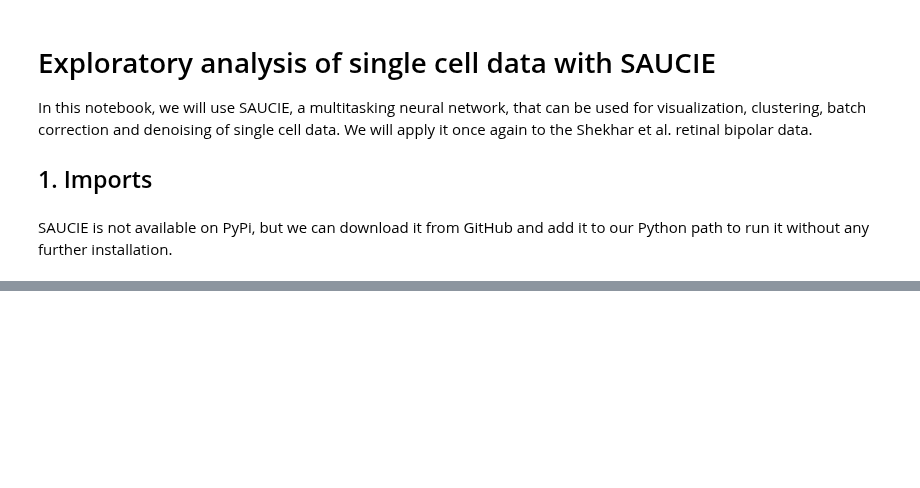
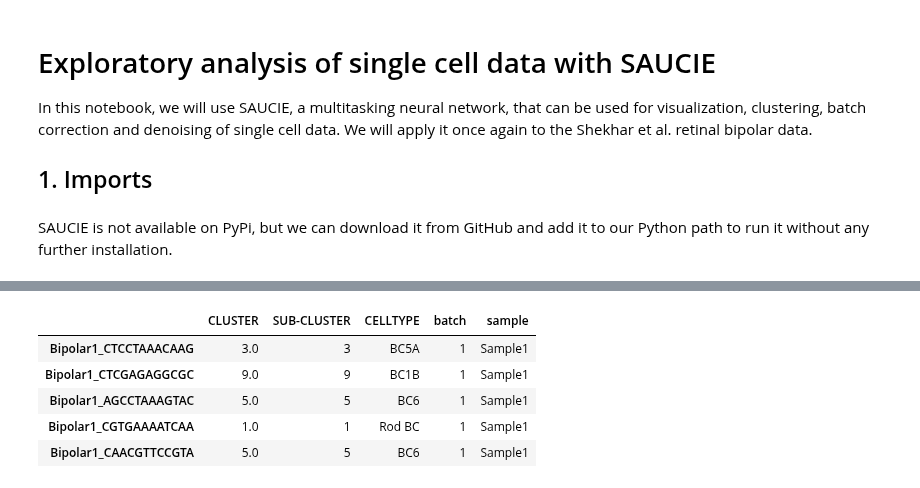
Before and after one commit to KrishnaswamyLab/SingleCellWorkshop, a Jupyter notebook: exercises/Deep_Learning/notebooks/02_Exploratory_analysis_of_single_cell_data_with_SAUCIE.ipynb, the cells around one changed output, grey strips where cells are left out. Saved outputs shown, nothing was run; the diff lists cells and outputs as text; code cells hidden in the pictures; blank space fills up the shorter version.

```diff
--- a/exercises/Deep_Learning/notebooks/02_Exploratory_analysis_of_single_cell_data_with_SAUCIE.ipynb
+++ b/exercises/Deep_Learning/notebooks/02_Exploratory_analysis_of_single_cell_data_with_SAUCIE.ipynb
@@ -49,0 +50,12 @@ data, sample_labels = scprep.utils.combine_batches([x1, x2], ['Sample1', 'Sample
+# %%
+metadata = pd.read_pickle("metadata.pickle.gz")
+metadata['batch'] = [int(index[7]) for index in metadata.index]
+metadata['sample'] = np.where(metadata['batch'] < 4, 'Sample1', 'Sample2')
+metadata.head()
+# %% [output]
+|  | CLUSTER | SUB-CLUSTER | CELLTYPE | batch | sample |
+| Bipolar1_CTCCTAAACAAG | 3.0 | 3 | BC5A | 1 | Sample1 |
+| Bipolar1_CTCGAGAGGCGC | 9.0 | 9 | BC1B | 1 | Sample1 |
+| Bipolar1_AGCCTAAAGTAC | 5.0 | 5 | BC6 | 1 | Sample1 |
+| Bipolar1_CGTGAAAATCAA | 1.0 | 1 | Rod BC | 1 | Sample1 |
+| Bipolar1_CAACGTTCCGTA | 5.0 | 5 | BC6 | 1 | Sample1 |
```
Also changed, not shown: parts of 10 cells of this notebook.
